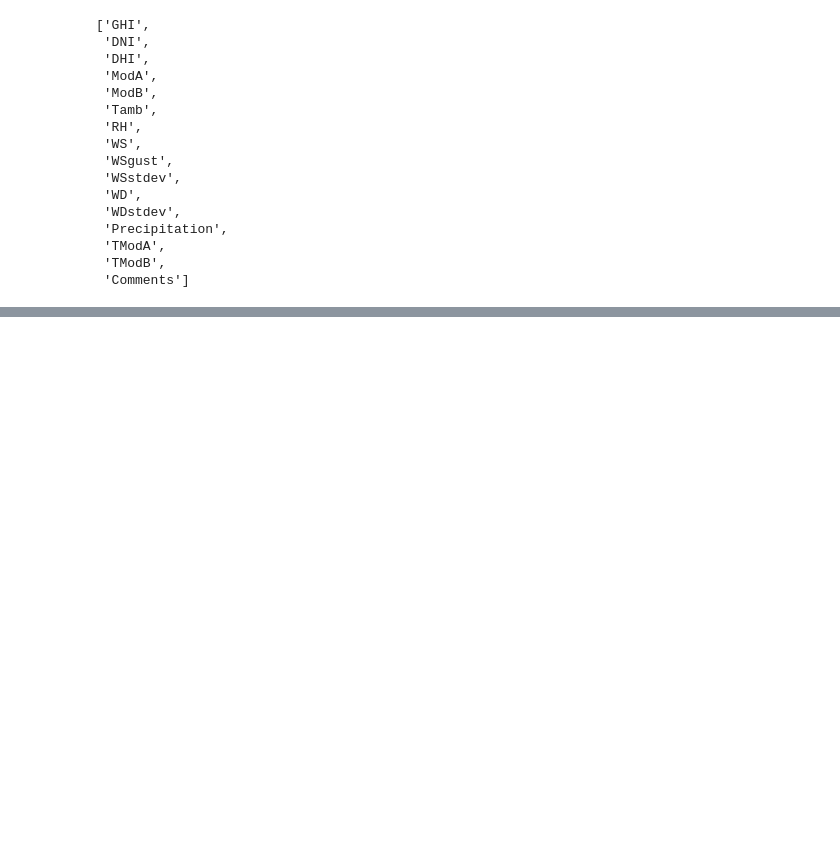
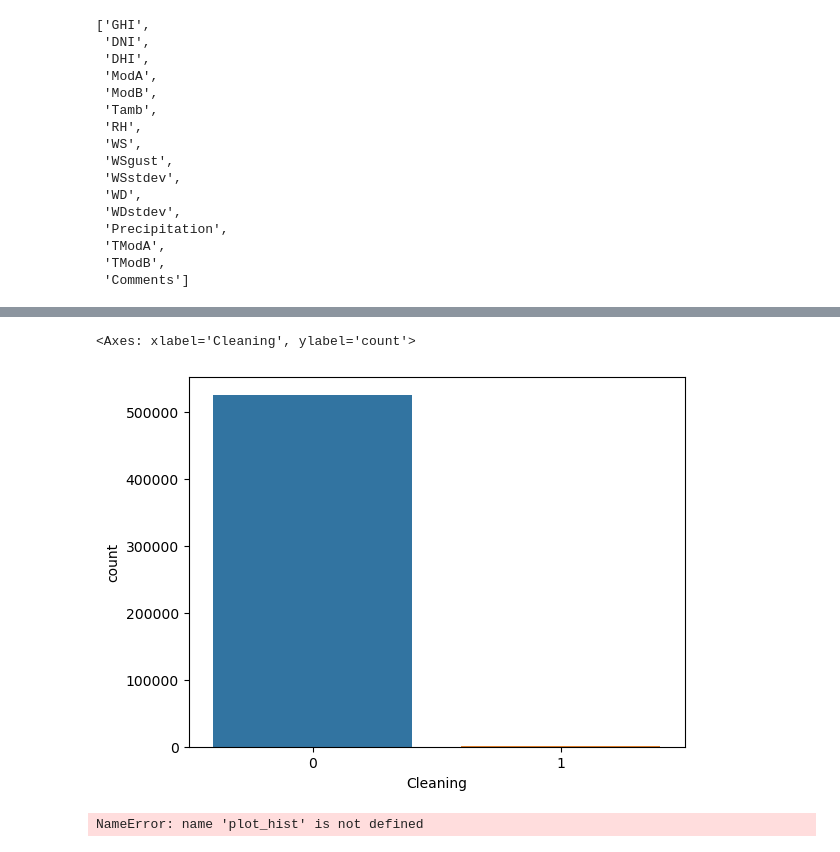
Before and after one commit to nadnes/week0challenge-repo, a Jupyter notebook: notebooks/EDA.ipynb, the cells around one changed output, grey strips where cells are left out. Saved outputs shown, nothing was run; the diff lists cells and outputs as text; code cells hidden in the pictures; blank space fills up the shorter version.

```diff
--- a/notebooks/EDA.ipynb
+++ b/notebooks/EDA.ipynb
@@ -263,0 +272,10 @@ Outliers are removed
+# %%
+sns.countplot(x=SE1['Cleaning'])
+# %% [output]
+<Axes: xlabel='Cleaning', ylabel='count'>
+[figure, added]
+# %%
+#GHI vs. Tamb
+plot_hist(db, 'GHI', 'Tamb')
+# %% [output]
+NameError: name 'plot_hist' is not defined
```
Also changed, not shown: parts of 2 cells of this notebook.
